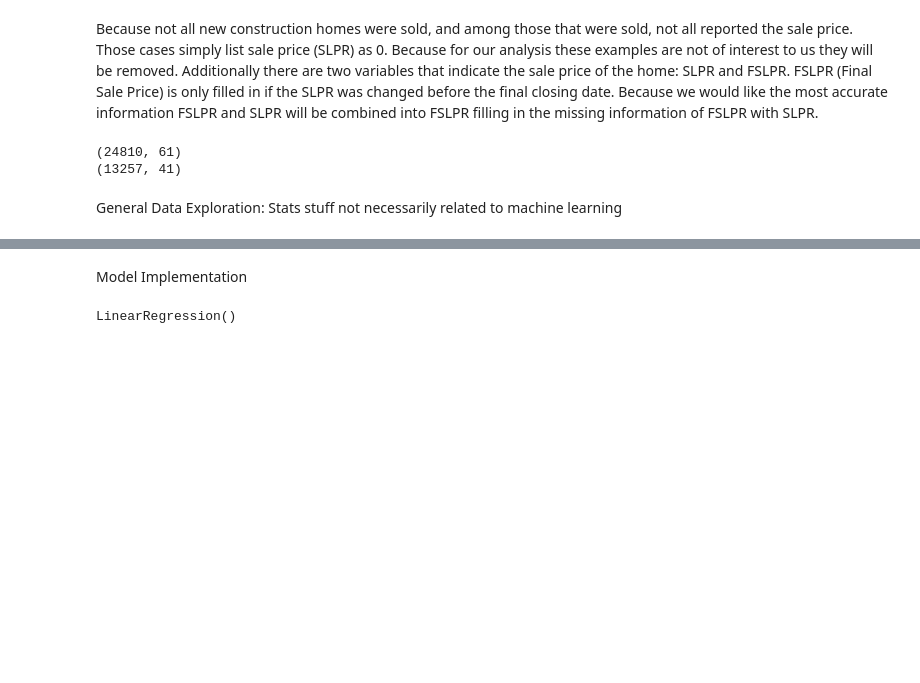
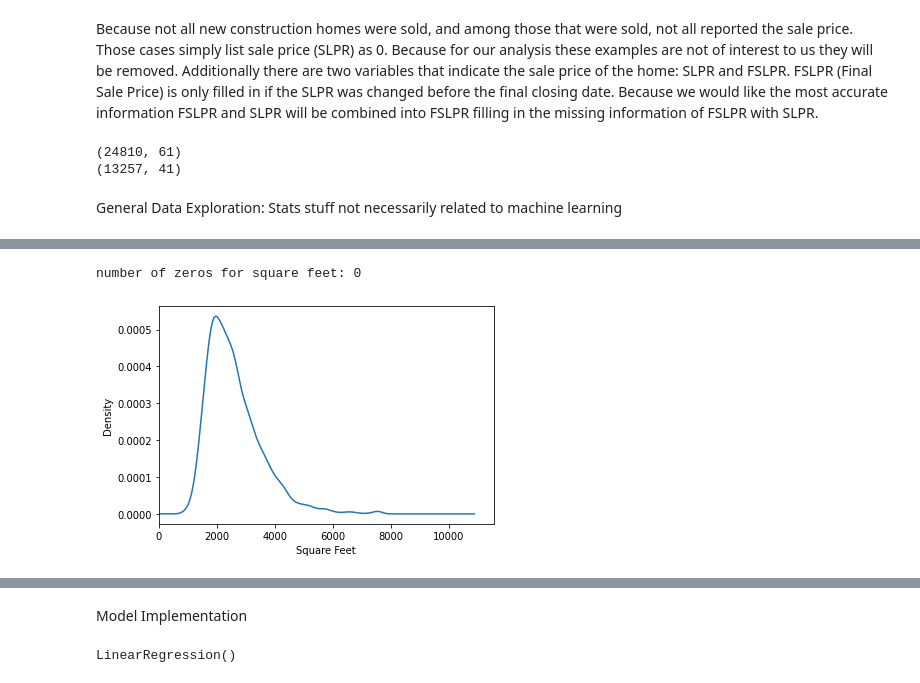
Before and after one commit to katechez8/Stat-451-Final-Project, a Jupyter notebook: data-cleaning.ipynb, the cells around one changed output, grey strips where cells are left out. Saved outputs shown, nothing was run; the diff lists cells and outputs as text; code cells hidden in the pictures; blank space fills up the shorter version.

```diff
--- a/data-cleaning.ipynb
+++ b/data-cleaning.ipynb
@@ -110,0 +129,10 @@ FSLPRbox.xaxis.set_visible(False)
+# %%
+ #Lot of zeros in the data set for square feet
+density = cleaned_data['FSQFS'].plot(kind = 'density')
+density.set_xlabel('Square Feet')
+density.set_xlim(0)
+
+print('number of zeros for square feet:', len(cleaned_data.FSQFS) - np.count_nonzero(cleaned_data.FSQFS))
+# %% [output]
+number of zeros for square feet: 0
+[figure, added]
```
Also changed, not shown: parts of 17 cells of this notebook, 5 other files.
